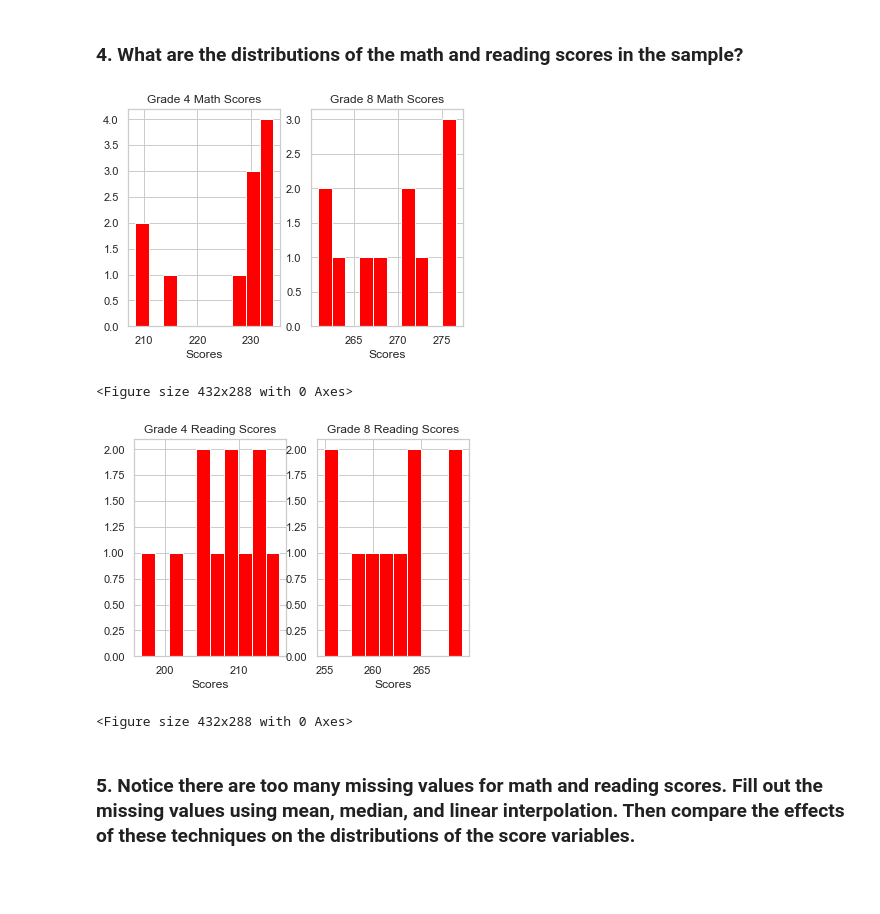
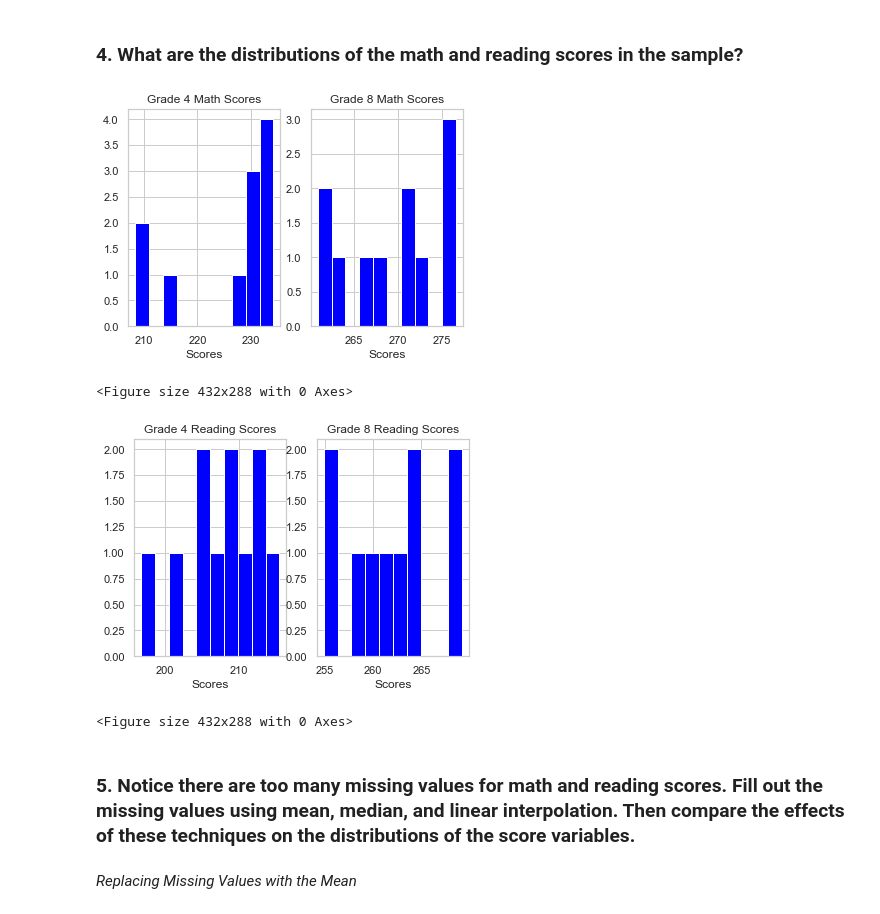
Before and after one commit to DanikaHannon/Data-Science-Drills, a Jupyter notebook: 17.5 - Data Exploration 1.ipynb, the cells around one changed output. Drawn from its saved outputs; the diff is of its cells as text; code cells hidden in the pictures; blank space fills up the shorter version.

```diff
--- a/17.5 - Data Exploration 1.ipynb
+++ b/17.5 - Data Exploration 1.ipynb
@@ -192,36 +194,38 @@ The average math and reading grades in eighth grade are, respectively:
 ### 4. What are the distributions of the math and reading scores in the sample?
 # %%
 plt.subplot(1, 2, 1)
-plt.hist(education_df_california['AVG_MATH_4_SCORE'], color='red')
+plt.hist(education_df_california['AVG_MATH_4_SCORE'], color='blue')
 plt.title('Grade 4 Math Scores')
 plt.xlabel('Scores')
 
 plt.subplot(1, 2, 2)
-plt.hist(education_df_california['AVG_MATH_8_SCORE'], color='red')
+plt.hist(education_df_california['AVG_MATH_8_SCORE'], color='blue')
 plt.title('Grade 8 Math Scores')
 plt.xlabel('Scores')
 plt.show()
 
 plt.tight_layout()
 plt.show()
 
 plt.subplot(1, 2, 1)
-plt.hist(education_df_california['AVG_READING_4_SCORE'], color='red')
+plt.hist(education_df_california['AVG_READING_4_SCORE'], color='blue')
 plt.title('Grade 4 Reading Scores')
 plt.xlabel('Scores')
 
 plt.subplot(1, 2, 2)
-plt.hist(education_df_california['AVG_READING_8_SCORE'], color='red')
+plt.hist(education_df_california['AVG_READING_8_SCORE'], color='blue')
 plt.title('Grade 8 Reading Scores')
 plt.xlabel('Scores')
 plt.show()
 
 plt.tight_layout()
 plt.show()
 # %% [output]
-[figure, old version]
+[figure, new version]
 <Figure size 432x288 with 0 Axes>
-[figure, old version]
+[figure, new version]
 <Figure size 432x288 with 0 Axes>
 # %% [markdown]
 ### 5. Notice there are too many missing values for math and reading scores. Fill out the missing values using mean, median, and linear interpolation. Then compare the effects of these techniques on the distributions of the score variables.
+# %% [markdown]
+_Replacing Missing Values with the Mean_
```
Also changed, not shown: parts of 16 cells of this notebook.
